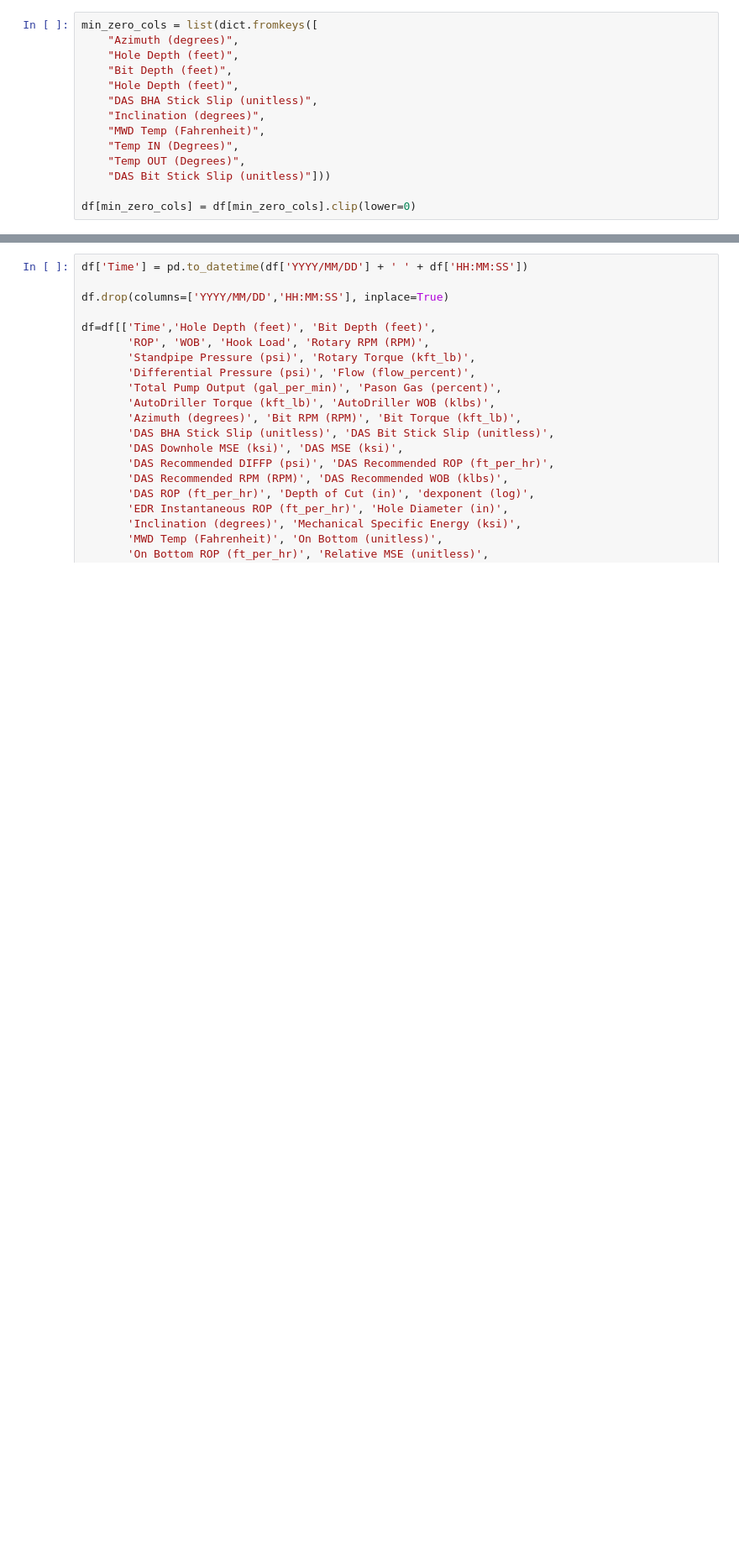
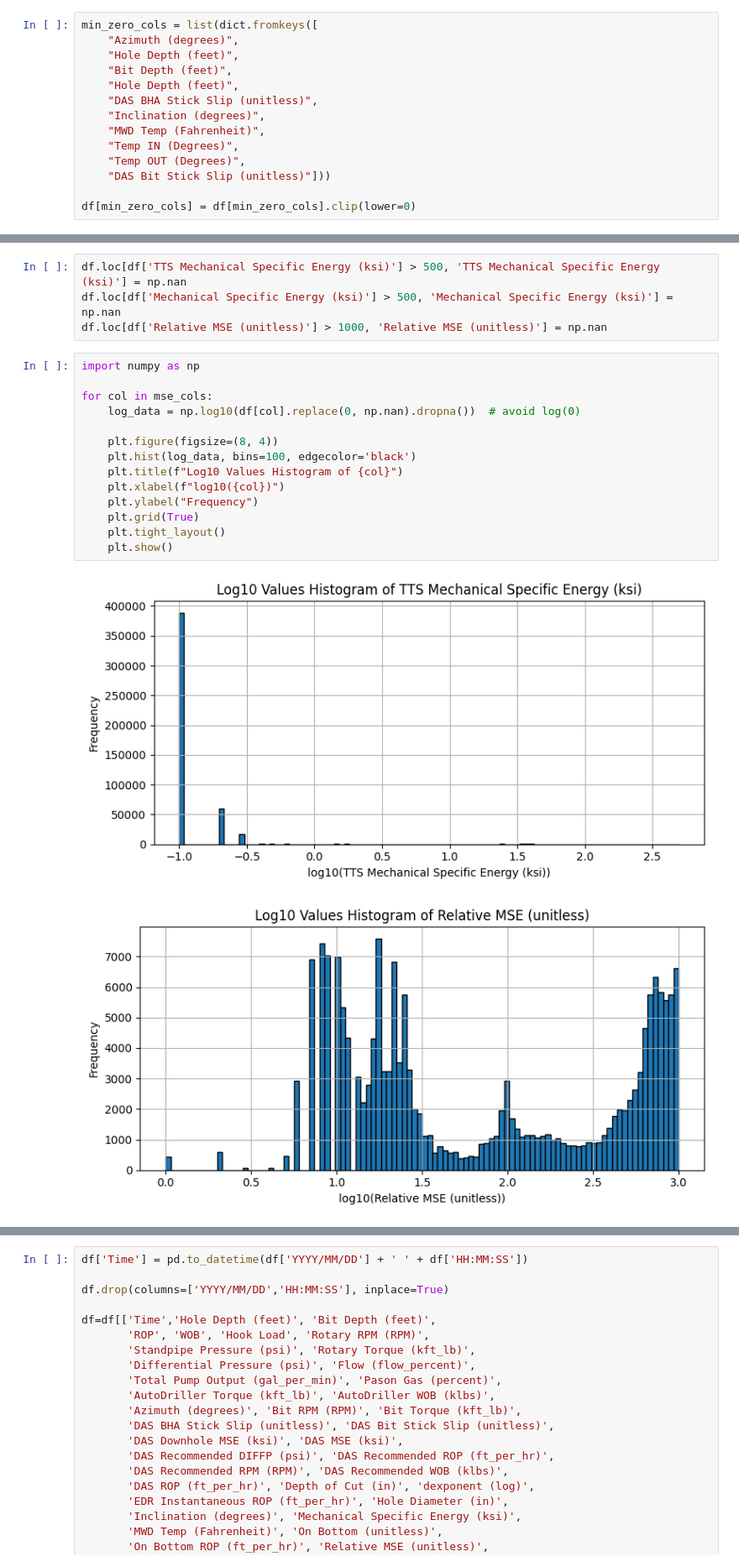
Before and after one commit to Vagif-Aliyev/MSE_Optimization, a Jupyter notebook: Drilling Data EDA.ipynb, the cells around one changed output, grey strips where cells are left out. Shown at 84% size. Drawn from its saved outputs; the diff is of its cells as text; blank space fills up the shorter version.

```diff
--- a/Drilling Data EDA.ipynb
+++ b/Drilling Data EDA.ipynb
@@ -272,0 +298,21 @@ df.head()
+# %%
+df.loc[df['TTS Mechanical Specific Energy (ksi)'] > 500, 'TTS Mechanical Specific Energy (ksi)'] = np.nan
+df.loc[df['Mechanical Specific Energy (ksi)'] > 500, 'Mechanical Specific Energy (ksi)'] = np.nan
+df.loc[df['Relative MSE (unitless)'] > 1000, 'Relative MSE (unitless)'] = np.nan
+# %%
+import numpy as np
+
+for col in mse_cols:
+    log_data = np.log10(df[col].replace(0, np.nan).dropna())  # avoid log(0)
+
+    plt.figure(figsize=(8, 4))
+    plt.hist(log_data, bins=100, edgecolor='black')
+    plt.title(f"Log10 Values Histogram of {col}")
+    plt.xlabel(f"log10({col})")
+    plt.ylabel("Frequency")
+    plt.grid(True)
+    plt.tight_layout()
+    plt.show()
+# %% [output]
+[figure, added]
+[figure, added]
```
Also changed, not shown: parts of 33 cells of this notebook.
